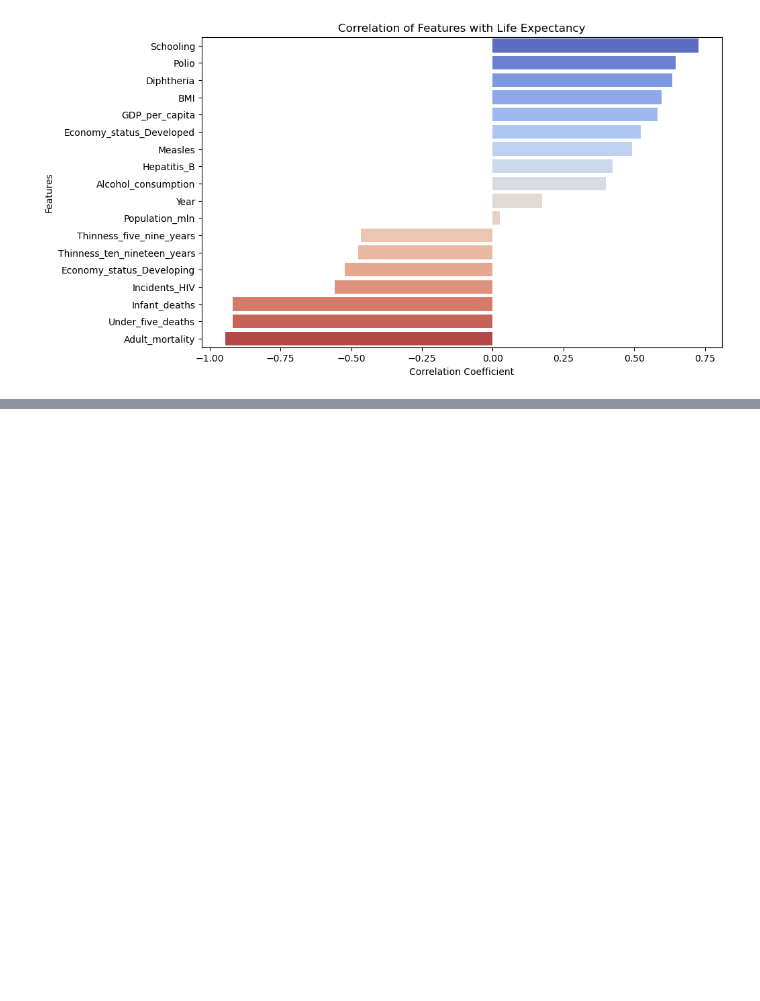
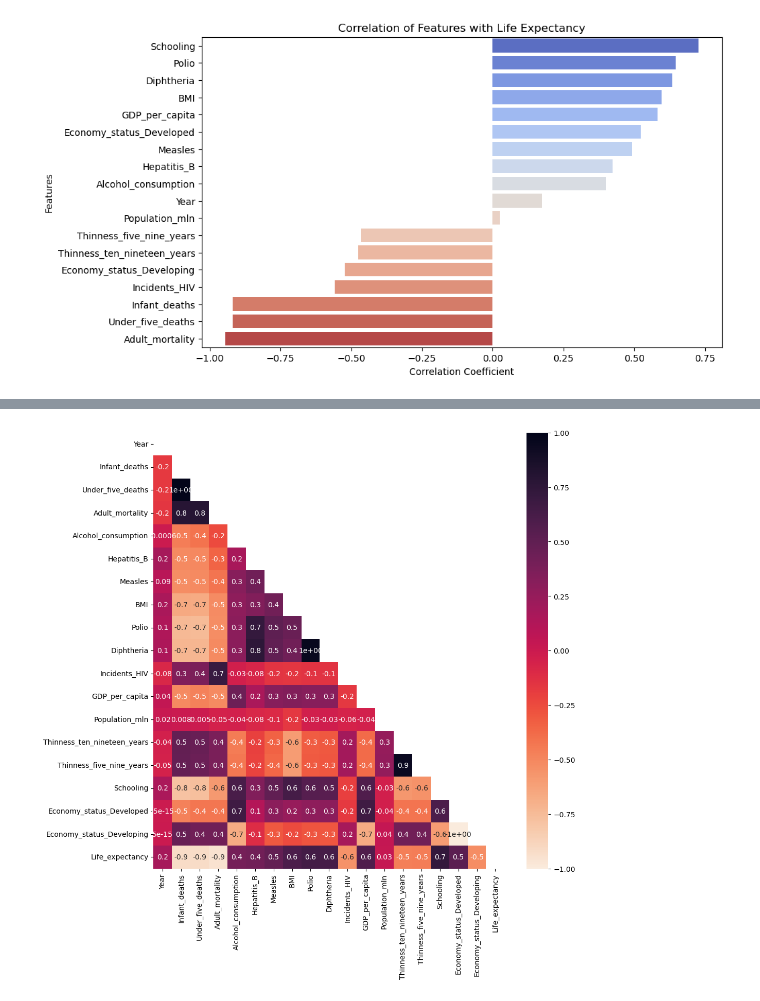
Before and after one commit to TobyScogings/WHO-Project, a Jupyter notebook: WHO Project.ipynb, the cells around one changed output, grey strips where cells are left out. Drawn from its saved outputs; the diff is of its cells as text; code cells hidden in the pictures; blank space fills up the shorter version.

Commit message:
Graphs Update

```diff
--- a/WHO Project.ipynb
+++ b/WHO Project.ipynb
@@ -152,0 +133,13 @@ X_train.corr(numeric_only = True)
+# %%
+plt.figure(figsize = (11, 11))
+sns.heatmap(df.corr(numeric_only = True),
+            annot = True,
+            cmap = 'rocket_r',
+            vmin = -1,
+            vmax = 1,
+            fmt = '.1',
+            mask = np.triu(df.corr(numeric_only = True)))
+
+plt.show()
+# %% [output]
+[figure, added]
```
Also changed, not shown: parts of 7 cells of this notebook.
